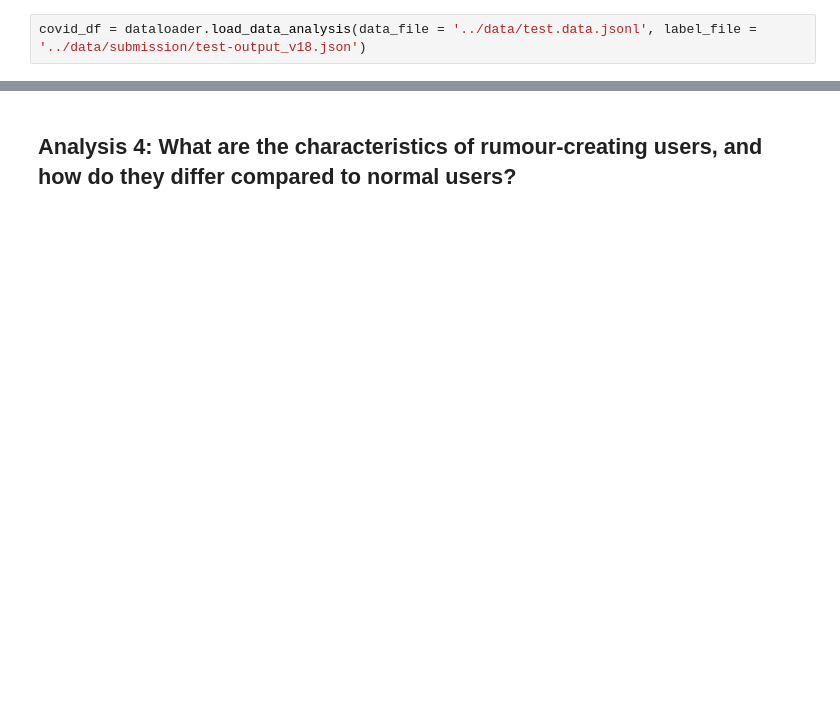
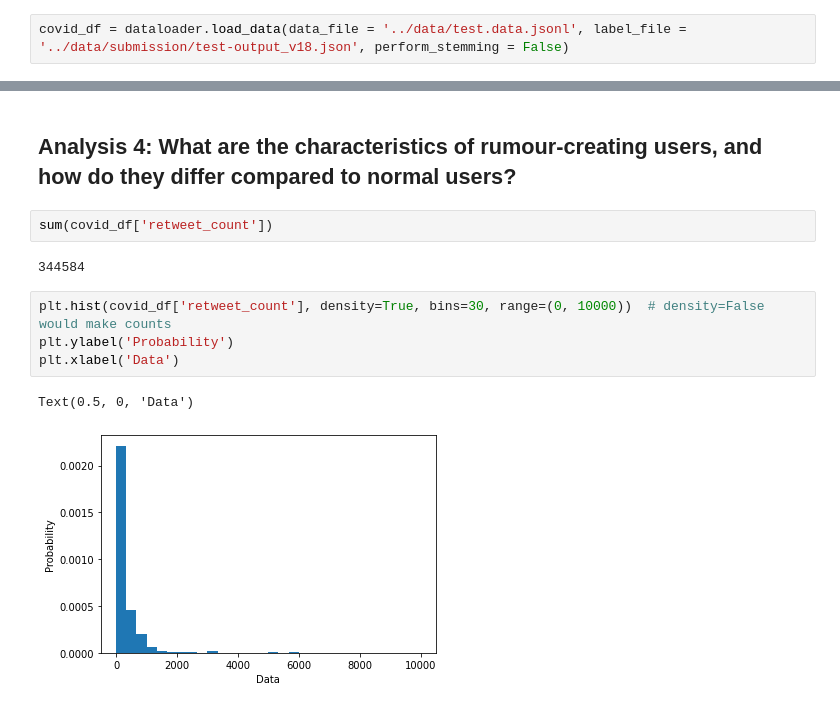
Before and after one commit to Bachfischer/COMP90042-Rumour-Detection-on-Twitter, a Jupyter notebook: src/02_rumour_analysis.ipynb, the cells around one changed output, grey strips where cells are left out. Cells and saved outputs as stored; diff of their text form; blank space fills up the shorter version.

Commit message:
update dataloader and extend visualizations for rumour analysis

```diff
--- a/src/02_rumour_analysis.ipynb
+++ b/src/02_rumour_analysis.ipynb
@@ -50,5 +50,5 @@ stopword = stopwords.words('english')
 # %%
 import dataloader
 # %%
-covid_df = dataloader.load_data_analysis(data_file = '../data/test.data.jsonl', label_file = '../data/submission/test-output_v18.json')
+covid_df = dataloader.load_data(data_file = '../data/test.data.jsonl', label_file = '../data/submission/test-output_v18.json', perform_stemming = False)
 # %%
@@ -525,2 +622,13 @@ set(counter['non_rumour'].most_common(n = 30))
 # %% [markdown]
 ## Analysis 4: What are the characteristics of rumour-creating users, and how do they differ compared to normal users?
+# %%
+sum(covid_df['retweet_count'])
+# %% [output]
+344584
+# %%
+plt.hist(covid_df['retweet_count'], density=True, bins=30, range=(0, 10000))  # density=False would make counts
+plt.ylabel('Probability')
+plt.xlabel('Data')
+# %% [output]
+Text(0.5, 0, 'Data')
+[figure, added]
```
Also changed, not shown: parts of 37 cells of this notebook, 1 other file.
